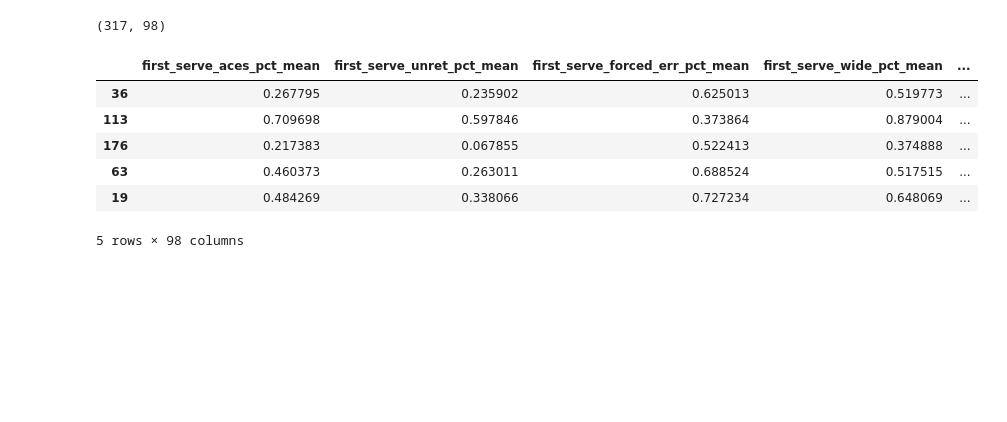
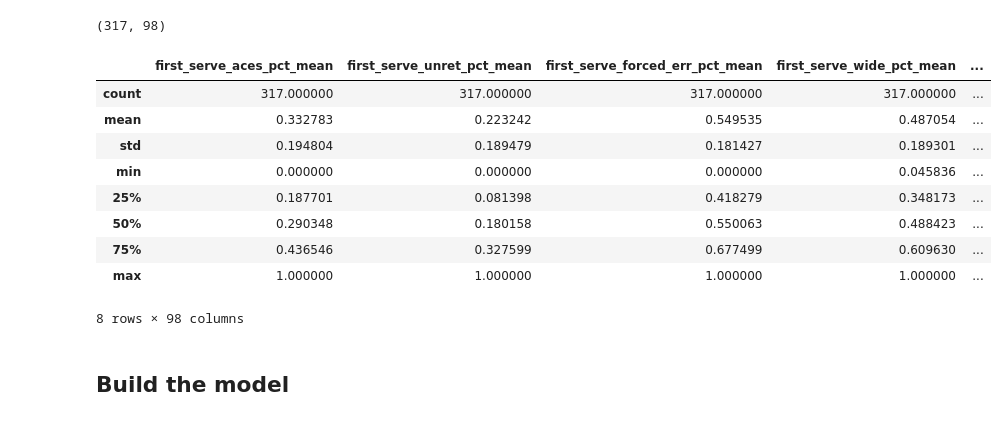
Before and after one commit to MarcoFratta/TennisPlayersFingerprint, a Jupyter notebook: Deep_Learning_Project.ipynb, the cells around one changed output. Drawn from its saved outputs; the diff is of its cells as text; code cells hidden in the pictures; blank space fills up the shorter version.

```diff
--- a/Deep_Learning_Project.ipynb
+++ b/Deep_Learning_Project.ipynb
@@ -1132,12 +552,14 @@ m_dataset = merge_all_datasets(m_service_basics,
                                m_rally,
                                m_shot_direction,
                                m_shot_types,
-                               m_return_detph)
+                               m_return_detph,
+                               matches_threshold=10)
 w_dataset = merge_all_datasets(w_service_basics,
                                w_rally,
                                w_shot_types,
                                w_shot_direction,
-                               w_return_depth)
+                               w_return_depth,
+                               matches_threshold=10)
 # %% [output]
 Processing dataset_0...
 Filtered rows by matches_count >= 10: 1906 → 454
@@ -1388,6 +703,6 @@ def encode_player_names(df, player_column='player'):
 # %%
-m_dataset_encoded, m_le, m_id_to_name = encode_player_names(m_filled)
-w_dataset_encoded, w_le, w_id_to_name = encode_player_names(w_filled)
+m_dataset_encoded, m_le, m_id_mapper = encode_player_names(m_filled)
+w_dataset_encoded, w_le, w_id_mapper = encode_player_names(w_filled)
 # %% [output]
 === Encoding Player Names ===
 Original dataset: 226 players
@@ -1418,25 +730,0 @@ m_dataset_encoded.describe()
-# %%
-def normalize_tennis_data_minmax(df: pd.DataFrame, exclude_cols=None):
-    """
-    Normalize all numerical features with MinMaxScaler to [0,1] range,
-    excluding specified columns (e.g., IDs).
-
-    Args:
-        df: Input DataFrame with features and possibly ID columns.
-        exclude_cols: List of columns to exclude from normalization (e.g. ['player']).
-
-    Returns:
-        DataFrame with normalized features (same columns, same order).
-    """
-    if exclude_cols is None:
-        exclude_cols = []
-
-    df_norm = df.copy()
-
-    # Select columns to scale (numeric and not excluded)
-    cols_to_scale = [col for col in df.columns if col not in exclude_cols and pd.api.types.is_numeric_dtype(df[col])]
-
-    scaler = MinMaxScaler(feature_range=(0, 1))
-    df_norm[cols_to_scale] = scaler.fit_transform(df[cols_to_scale])
-
-    return df_norm
@@ -2268,13 +1953,18 @@ X_means_train.shape
 # %% [output]
 (317, 98)
 # %%
-X_means_train.head()
+X_means_train.describe()
 # %% [output]
 |  | first_serve_aces_pct_mean | first_serve_unret_pct_mean | first_serve_forced_err_pct_mean | first_serve_wide_pct_mean | ... |
-| 36 | 0.267795 | 0.235902 | 0.625013 | 0.519773 | ... |
-| 113 | 0.709698 | 0.597846 | 0.373864 | 0.879004 | ... |
-| 176 | 0.217383 | 0.067855 | 0.522413 | 0.374888 | ... |
-| 63 | 0.460373 | 0.263011 | 0.688524 | 0.517515 | ... |
-| 19 | 0.484269 | 0.338066 | 0.727234 | 0.648069 | ... |
+| count | 317.000000 | 317.000000 | 317.000000 | 317.000000 | ... |
+| mean | 0.332783 | 0.223242 | 0.549535 | 0.487054 | ... |
+| std | 0.194804 | 0.189479 | 0.181427 | 0.189301 | ... |
+| min | 0.000000 | 0.000000 | 0.000000 | 0.045836 | ... |
+| 25% | 0.187701 | 0.081398 | 0.418279 | 0.348173 | ... |
+| 50% | 0.290348 | 0.180158 | 0.550063 | 0.488423 | ... |
+| 75% | 0.436546 | 0.327599 | 0.677499 | 0.609630 | ... |
+| max | 1.000000 | 1.000000 | 1.000000 | 1.000000 | ... |
-5 rows × 98 columns
+8 rows × 98 columns
+# %% [markdown]
+## Build the model
 # %%
```
Also changed, not shown: parts of 166 cells of this notebook.
